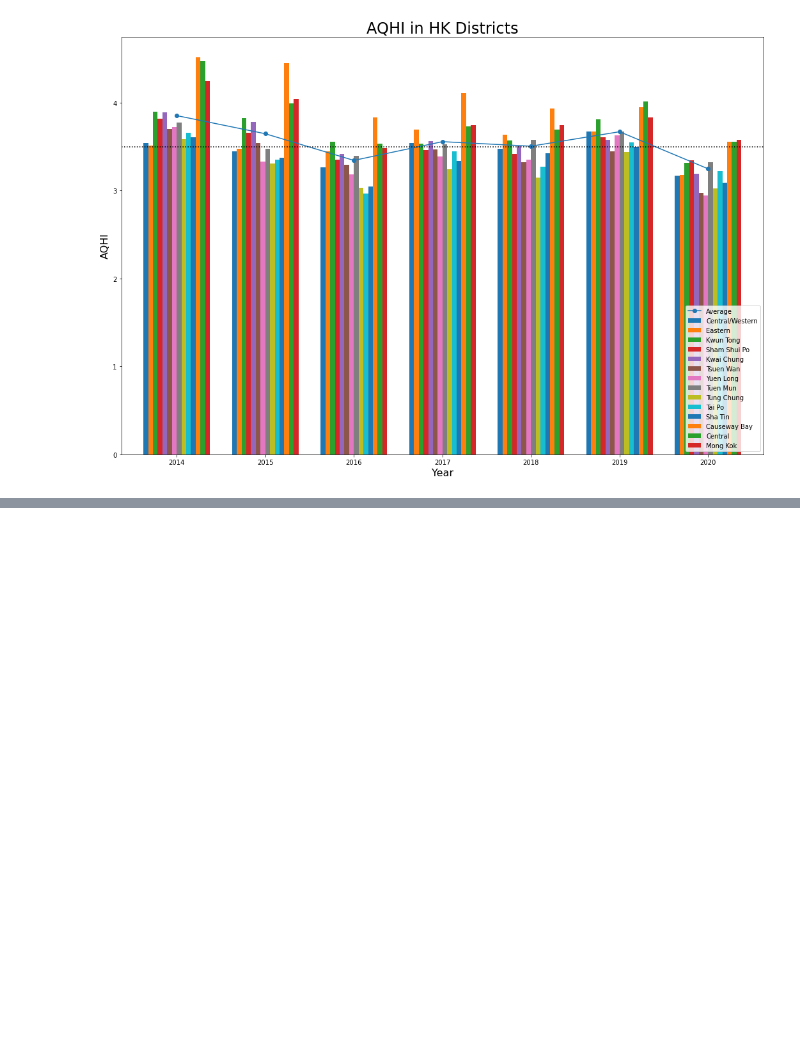
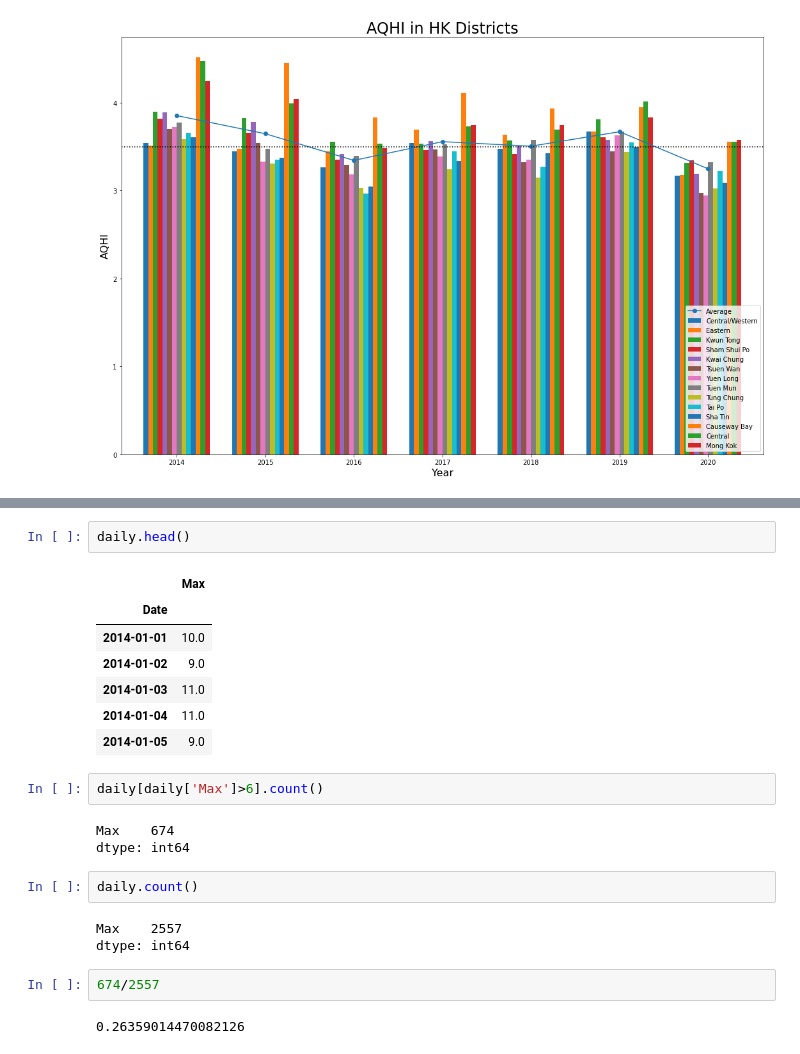
Before and after one commit to taflor/HongKongPollution, a Jupyter notebook: HongKongPollution/notebooks/2.1_HK_Pollution_Weather_EDA.ipynb, the cells around one changed output, grey strips where cells are left out. Saved outputs shown, nothing was run; the diff lists cells and outputs as text; blank space fills up the shorter version.

```diff
--- a/HongKongPollution/notebooks/2.1_HK_Pollution_Weather_EDA.ipynb
+++ b/HongKongPollution/notebooks/2.1_HK_Pollution_Weather_EDA.ipynb
@@ -493,0 +517,24 @@ plt.axhline(y=3.5, color='black',linestyle=':')
+# %%
+daily.head()
+# %% [output]
+|  | Max |
+| Date |  |
+| 2014-01-01 | 10.0 |
+| 2014-01-02 | 9.0 |
+| 2014-01-03 | 11.0 |
+| 2014-01-04 | 11.0 |
+| 2014-01-05 | 9.0 |
+# %%
+daily[daily['Max']>6].count()
+# %% [output]
+Max    674
+dtype: int64
+# %%
+daily.count()
+# %% [output]
+Max    2557
+dtype: int64
+# %%
+674/2557
+# %% [output]
+0.26359014470082126
```
Also changed, not shown: parts of 6 cells of this notebook, 3 other files.
